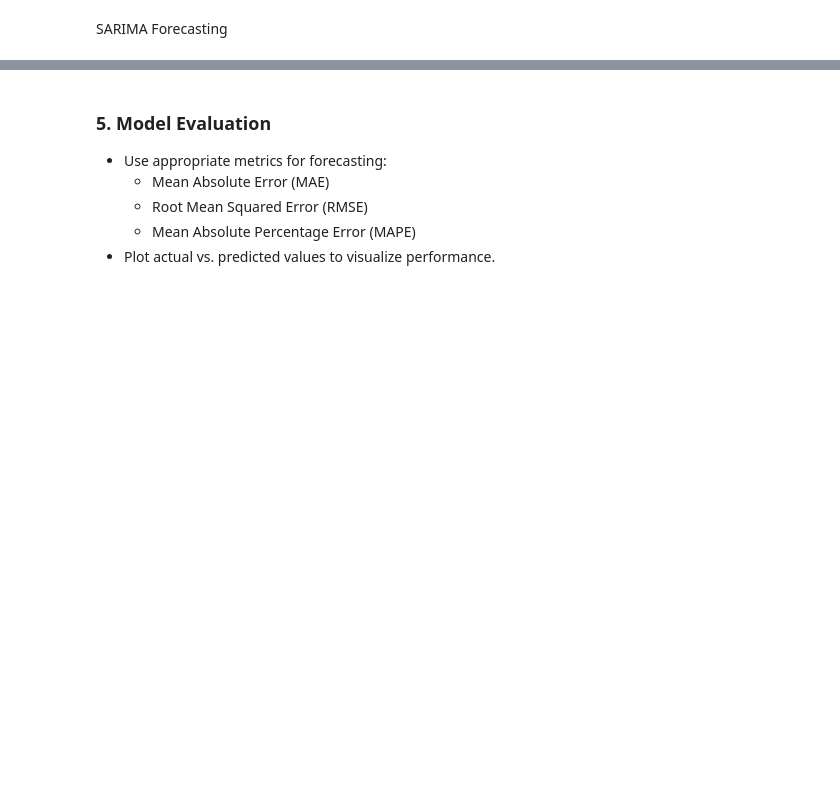
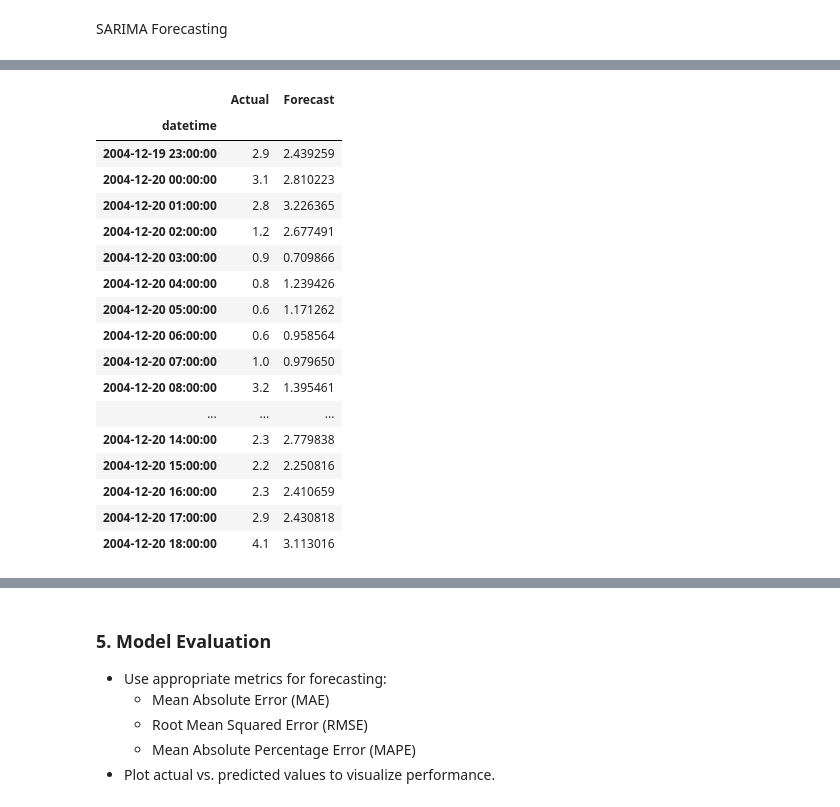
Before and after one commit to avimallik/co_and_no2_time_series_forecasting, a Jupyter notebook: co_and_no2_time_series_forecasting.ipynb, the cells around one changed output, grey strips where cells are left out. Cells and saved outputs as stored; diff of their text form; code cells hidden in the pictures; blank space fills up the shorter version.

```diff
--- a/co_and_no2_time_series_forecasting.ipynb
+++ b/co_and_no2_time_series_forecasting.ipynb
@@ -765,0 +742,22 @@ df_forecast.head(10)
+# %%
+df_forecast_co = forecasting.run_forecast(y_test_co, X_test_co, co_result, 'CO')
+df_forecast_co.head(20)
+# %% [output]
+|  | Actual | Forecast |
+| datetime |  |  |
+| 2004-12-19 23:00:00 | 2.9 | 2.439259 |
+| 2004-12-20 00:00:00 | 3.1 | 2.810223 |
+| 2004-12-20 01:00:00 | 2.8 | 3.226365 |
+| 2004-12-20 02:00:00 | 1.2 | 2.677491 |
+| 2004-12-20 03:00:00 | 0.9 | 0.709866 |
+| 2004-12-20 04:00:00 | 0.8 | 1.239426 |
+| 2004-12-20 05:00:00 | 0.6 | 1.171262 |
+| 2004-12-20 06:00:00 | 0.6 | 0.958564 |
+| 2004-12-20 07:00:00 | 1.0 | 0.979650 |
+| 2004-12-20 08:00:00 | 3.2 | 1.395461 |
+| ... | ... | ... |
+| 2004-12-20 14:00:00 | 2.3 | 2.779838 |
+| 2004-12-20 15:00:00 | 2.2 | 2.250816 |
+| 2004-12-20 16:00:00 | 2.3 | 2.410659 |
+| 2004-12-20 17:00:00 | 2.9 | 2.430818 |
+| 2004-12-20 18:00:00 | 4.1 | 3.113016 |
```
Also changed, not shown: parts of 16 cells of this notebook, 2 other files.
